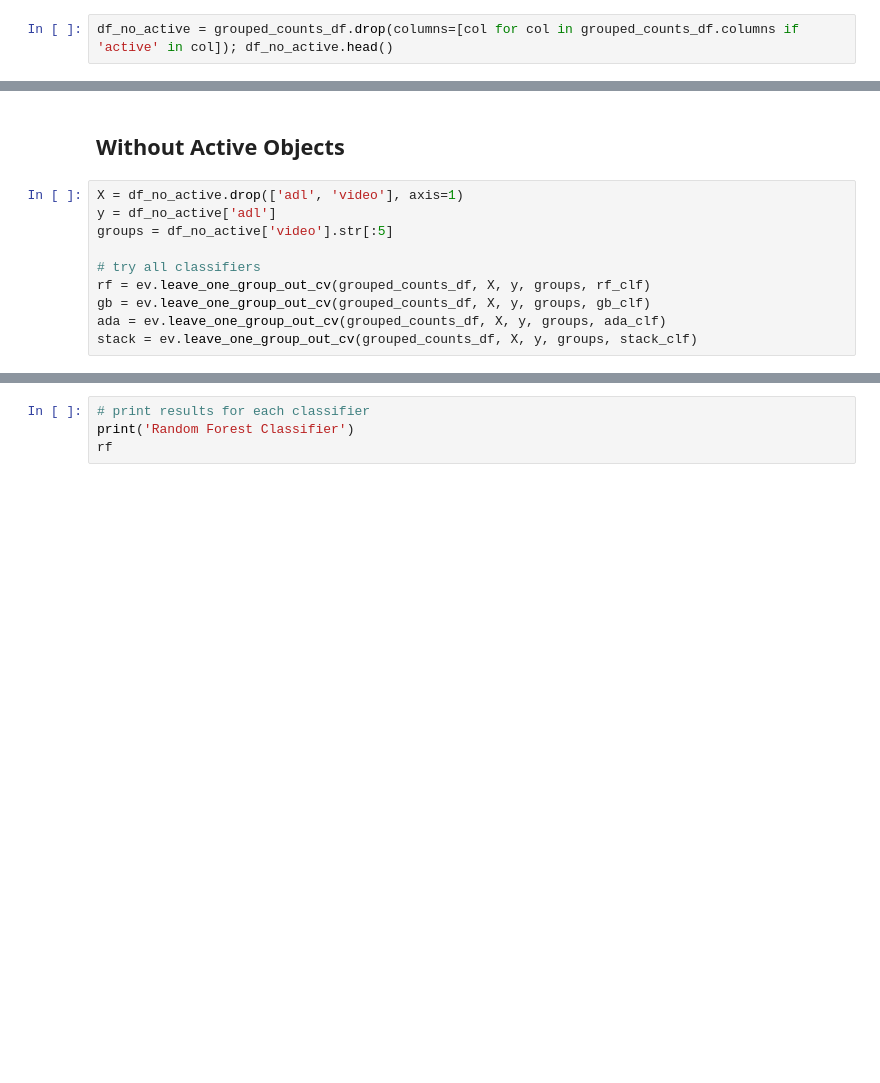
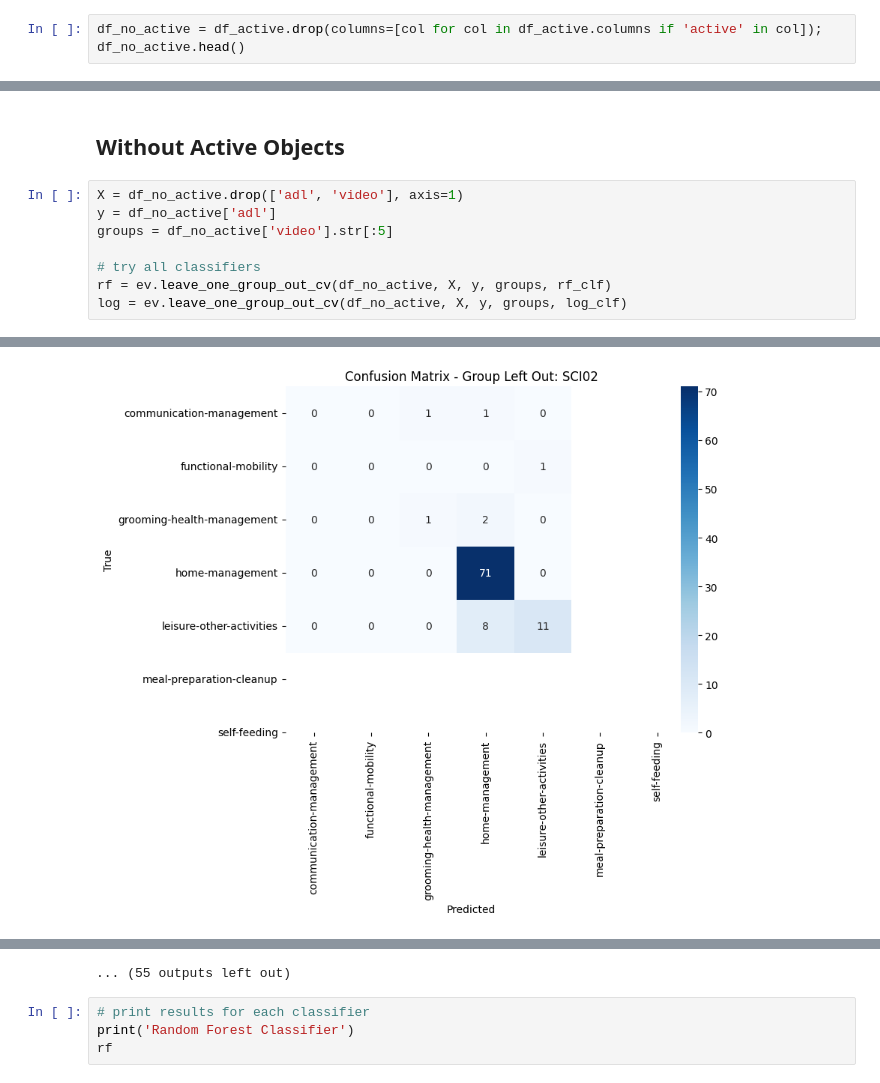
Before and after one commit to adeshkadambi/EgoVizML, a Jupyter notebook: analysis/adl_recognition_counts.ipynb, the cells around one changed output, grey strips where cells are left out. Drawn from its saved outputs; the diff is of its cells as text; blank space fills up the shorter version.

```diff
--- a/analysis/adl_recognition_counts.ipynb
+++ b/analysis/adl_recognition_counts.ipynb
@@ -72,5 +50,5 @@ grouped_counts_df = grouped_counts_df.reset_index(); grouped_counts_df.head()
 # %%
-df_no_active = grouped_counts_df.drop(columns=[col for col in grouped_counts_df.columns if 'active' in col]); df_no_active.head()
+df_no_active = df_active.drop(columns=[col for col in df_active.columns if 'active' in col]); df_no_active.head()
 # %% [output]
 |  | video | adl | count_clothing_accessory | count_phone_tablet | count_other | count_office_stationary | ... |
 | 0 | SCI02-1--1 | functional-mobility | 0.0 | 6.0 | 7.0 | 13.0 | ... |
@@ -139,7 +215,6 @@ y = df_no_active['adl']
 groups = df_no_active['video'].str[:5]
 
 # try all classifiers
-rf = ev.leave_one_group_out_cv(grouped_counts_df, X, y, groups, rf_clf)
-gb = ev.leave_one_group_out_cv(grouped_counts_df, X, y, groups, gb_clf)
-ada = ev.leave_one_group_out_cv(grouped_counts_df, X, y, groups, ada_clf)
-stack = ev.leave_one_group_out_cv(grouped_counts_df, X, y, groups, stack_clf)
+rf = ev.leave_one_group_out_cv(df_no_active, X, y, groups, rf_clf)
+log = ev.leave_one_group_out_cv(df_no_active, X, y, groups, log_clf)
+# %% [output]
@@ -145,0 +222 @@ stack = ev.leave_one_group_out_cv(grouped_counts_df, X, y, groups, stack_clf)
+[figure, added]
@@ -146,3 +233,4 @@ stack = ev.leave_one_group_out_cv(grouped_counts_df, X, y, groups, stack_clf)
+... (55 outputs left out)
 # %%
 # print results for each classifier
 print('Random Forest Classifier')
```
Also changed, not shown: parts of 16 cells of this notebook, 5 other files.
